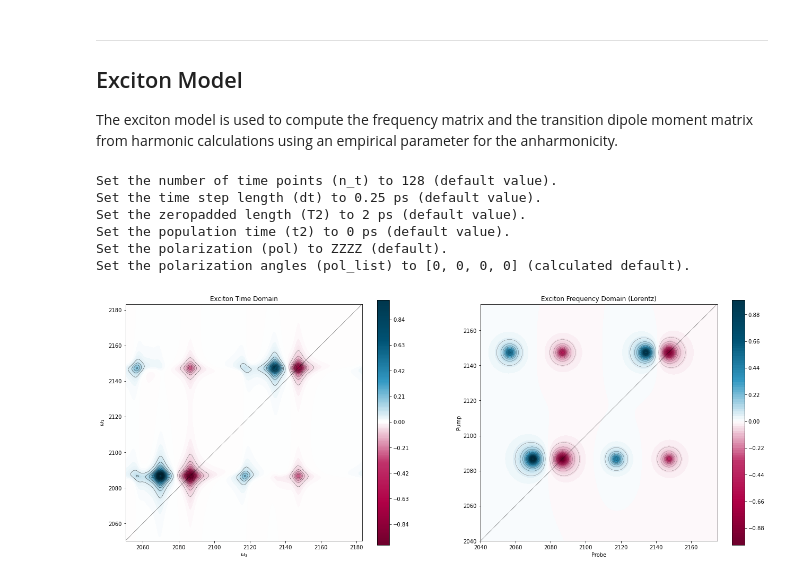
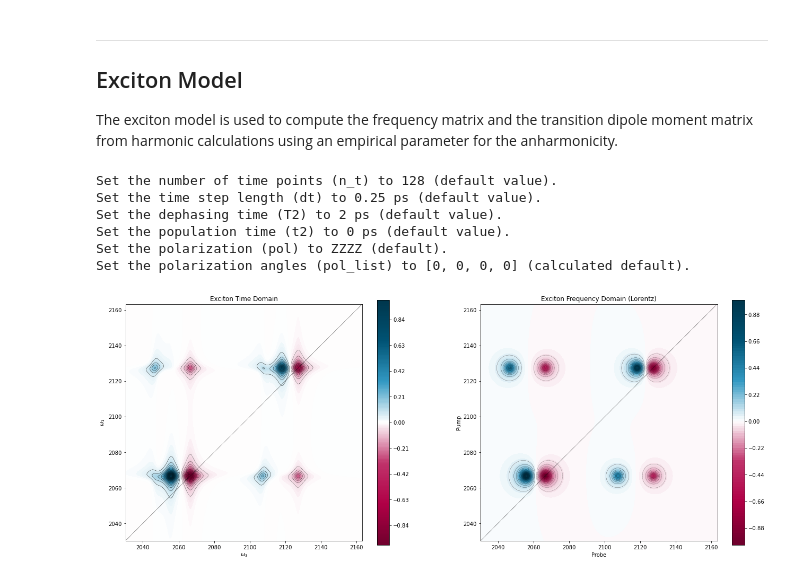
Before and after one commit to chjacob-tubs/Vibrations2D, a Jupyter notebook: How_to_2DIR_spectra.ipynb, the cells around one changed output. Drawn from its saved outputs; the diff is of its cells as text; code cells hidden in the pictures.

```diff
--- a/How_to_2DIR_spectra.ipynb
+++ b/How_to_2DIR_spectra.ipynb
@@ -143,8 +152,8 @@ ax2.plot([min_fd,max_fd], [min_fd,max_fd], ls="--", c="0", linewidth=0.5)
 im1 = ax1.contourf(x_2d_g,y_2d_g,z_2d_g, 100, alpha=1, cmap=ccmap1, vmax=1, vmin=-1)
 im2 = ax2.contourf(x_2d_l,y_2d_l,z_2d_l, 100, alpha=1, cmap=ccmap1, vmax=1, vmin=-1)
 
-ax1.contour(x_2d_g,y_2d_g,z_2d_g,spectra.set_line_spacing(abs(z_2d_g.max()),20),colors='k',linewidths=.25)
-ax2.contour(x_2d_l,y_2d_l,z_2d_l,spectra.set_line_spacing(abs(z_2d_l.max()),20),colors='k',linewidths=.25)
+ax1.contour(x_2d_g,y_2d_g,z_2d_g,spectra.set_line_spacing(abs(np.asarray(z_2d_g).max()),20),colors='k',linewidths=.25)
+ax2.contour(x_2d_l,y_2d_l,z_2d_l,spectra.set_line_spacing(abs(np.asarray(z_2d_l).max()),20),colors='k',linewidths=.25)
 
 ax1.set_title('Gauss')
 ax2.set_title('Lorentz')
@@ -183,10 +192,10 @@ timedomain(VCI_freq,VCI_dipo,n_t=n_t,dt=dt,T2=T2,pol=pol,pol_list=pol_list)
 All calculations can also be done for the harmonic spectra!
 # %%
 R, ticks = timedomain(VCI_freq,VCI_dipo).get_absorptive_spectrum()
-R = spectra.norm_2d_spectum(R,R.max())
+R = spectra.norm_2d_spectrum(R,R.max())
 
 Rh, ticksh = timedomain(VCI_freq_h,VCI_dipo_h).get_absorptive_spectrum()
-Rh = spectra.norm_2d_spectum(Rh,R.max())
+Rh = spectra.norm_2d_spectrum(Rh,R.max())
 # %% [output]
 Set the number of time points (n_t) to 128 (default value).
 Set the time step length (dt) to 0.25 ps (default value).
@@ -240,51 +249,51 @@ plt.show()
 
 The exciton model is used to compute the frequency matrix and the transition dipole moment matrix from harmonic calculations using an empirical parameter for the anharmonicity.
 # %%
-EX_freqs, EX_dipoles = excitonmodel(EXC_cmat, EXC_dipo, 30).get_nm_freqs_dipolmat()
+EX_freqs, EX_dipoles = excitonmodel(EXC_cmat, EXC_dipo, 20).get_nm_freqs_dipolmat()
 # %%
 R_EX, ticks_EX = timedomain(EX_freqs,EX_dipoles).get_absorptive_spectrum()
-R_EX = spectra.norm_2d_spectum(R_EX,R_EX.max())
+R_EX = spectra.norm_2d_spectrum(R_EX,R_EX.max())
 
 excEX,bleEX,emiEX = freqdomain(EX_freqs, EX_dipoles).calc_all_2d_process()
 
-min_EX = 2040
-max_EX = 2175
+min_EX = min(ticks_EX)
+max_EX = max(ticks_EX)
 x_EX_l,y_EX_l,z_EX_l = spectra.get_2d_spectrum(min_EX,max_EX,excEX,bleEX,emiEX,steps=500,ftype='lorentz')
-z_EX_l = spectra.norm_2d_spectum(z_EX_l,z_EX_l.max())
+z_EX_l = spectra.norm_2d_spectrum(z_EX_l,np.asarray(z_EX_l).max())
 # %% [output]
 Set the number of time points (n_t) to 128 (default value).
 Set the time step length (dt) to 0.25 ps (default value).
-Set the zeropadded length (T2) to 2 ps (default value).
+Set the dephasing time (T2) to 2 ps (default value).
 Set the population time (t2) to 0 ps (default value).
 Set the polarization (pol) to ZZZZ (default).
 Set the polarization angles (pol_list) to [0, 0, 0, 0] (calculated default).
 # %%
 fig, (ax1, ax2) = plt.subplots(1, 2, figsize=(22,10))
 
 ax1.plot([min(ticks_EX),max(ticks_EX)], [min(ticks_EX),max(ticks_EX)], ls="--", c="0", linewidth=0.5)
 im1 = ax1.contourf(ticks_EX, ticks_EX, R_EX, 200, alpha=1, cmap=ccmap1, vmax=abs(R_EX.max()), vmin=-abs(R_EX.max()))
 ax1.contour(ticks_EX, ticks_EX, R_EX, spectra.set_line_spacing(abs(R_EX.max()),20), colors='k', linewidths=.4)
 
 ax1.set_title('Exciton Time Domain')
 ax1.set_ylabel('$\\omega_1$')
 ax1.set_xlabel('$\\omega_3$')
 ax1.set_xlim(min(ticks_EX),max(ticks_EX))
 ax1.set_ylim(min(ticks_EX),max(ticks_EX))
 ax1.set_aspect(1./ax1.get_data_ratio())
 fig.colorbar(im1, ax=ax1, shrink=0.85)
 
 
 ax2.set_title('Exciton Frequency Domain (Lorentz)')
 ax2.plot([min_EX,max_EX], [min_EX,max_EX], ls="--", c="0", linewidth=0.5)
-im2 = ax2.contourf(x_EX_l,y_EX_l,z_EX_l.T, 100, alpha=1, cmap=ccmap1, vmax=1, vmin=-1)
-ax2.contour(x_EX_l,y_EX_l,z_EX_l.T,spectra.set_line_spacing(abs(z_EX_l.max()),20),colors='k',linewidths=.25)
+im2 = ax2.contourf(x_EX_l,y_EX_l,np.asarray(z_EX_l).T, 100, alpha=1, cmap=ccmap1, vmax=1, vmin=-1)
+ax2.contour(x_EX_l,y_EX_l,np.asarray(z_EX_l).T,spectra.set_line_spacing(abs(np.asarray(z_EX_l).max()),20),colors='k',linewidths=.25)
 ax2.set_ylabel('Pump')
 ax2.set_xlabel('Probe')
 ax2.set_xlim(min_EX,max_EX)
 ax2.set_ylim(min_EX,max_EX)
 ax2.set_aspect(1./ax2.get_data_ratio())
 fig.colorbar(im2, ax=ax2, shrink=0.85)
 
 plt.show()
 # %% [output]
-[figure, old version]
+[figure, new version]
```
Also changed, not shown: parts of 3 cells of this notebook, 3 other files.
